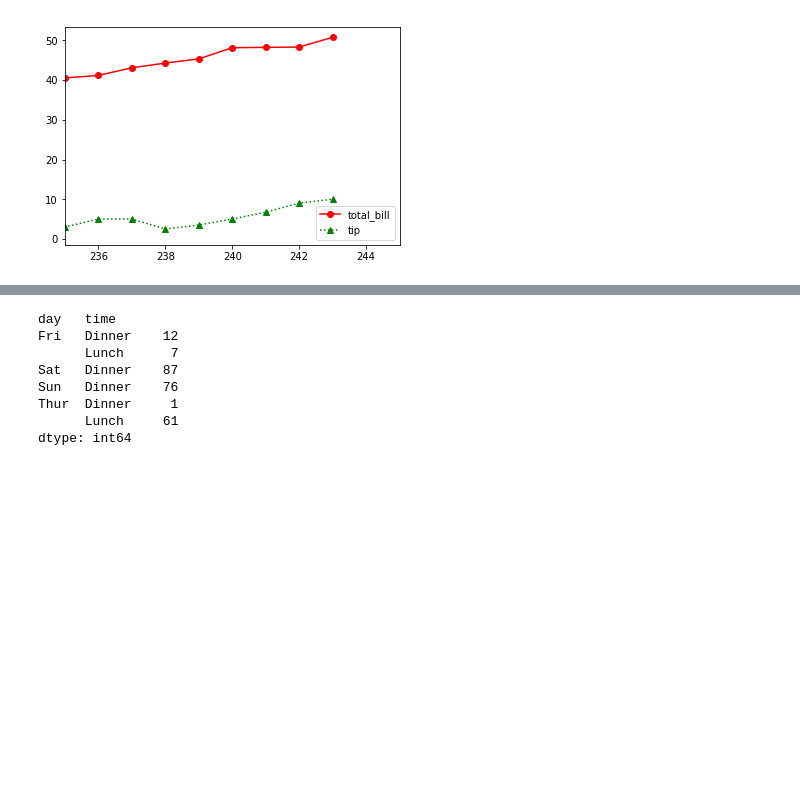
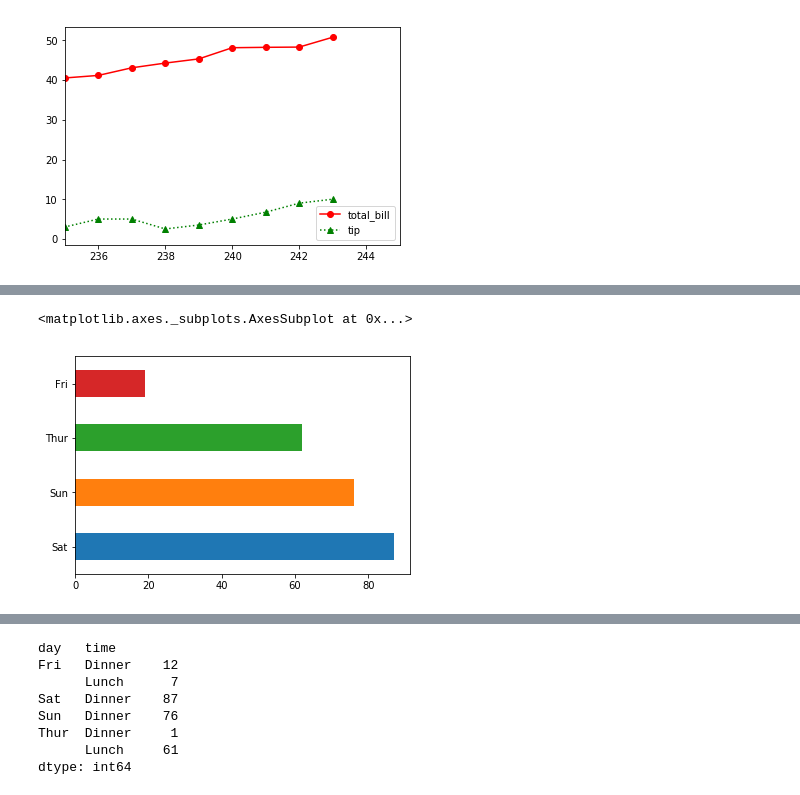
Before and after one commit to base0/Data-Science-with-Python, a Jupyter notebook: 3 matplotlib.ipynb, the cells around one changed output, grey strips where cells are left out. Cells and saved outputs as stored; diff of their text form; code cells hidden in the pictures; blank space fills up the shorter version.

```diff
--- a/3 matplotlib.ipynb
+++ b/3 matplotlib.ipynb
@@ -74,3 +74,6 @@ ttdf.plot(use_index=False, xlim=(235, 245), style=['ro-', 'g^:'])
 # %% [output]
 <matplotlib.axes._subplots.AxesSubplot at 0x...>
 [figure]
+# %%
+day_count = df['day'].value_counts()
+day_count
@@ -76,0 +91,5 @@ ttdf.plot(use_index=False, xlim=(235, 245), style=['ro-', 'g^:'])
+# %%
+day_count.plot.barh()
+# %% [output]
+<matplotlib.axes._subplots.AxesSubplot at 0x...>
+[figure, added]
```
Also changed, not shown: parts of 7 cells of this notebook.
